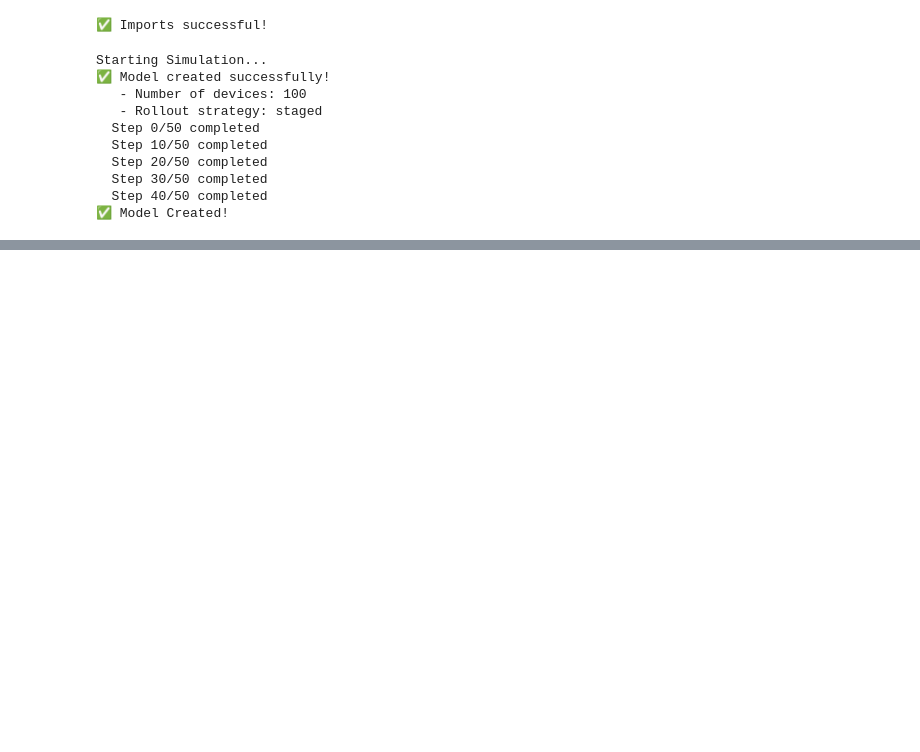
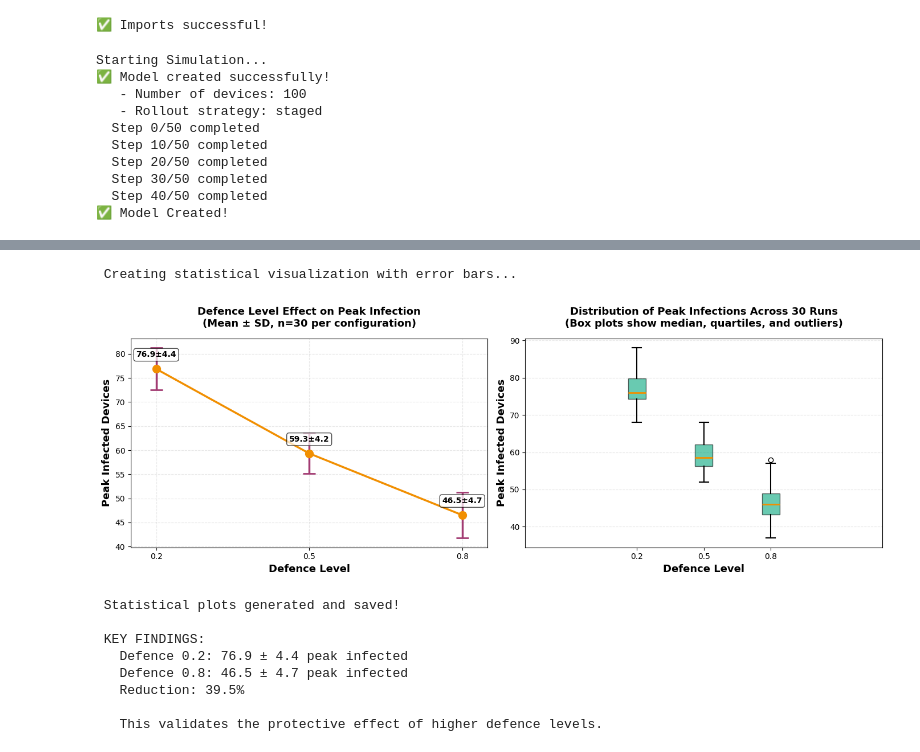
Before and after one commit to Tee-0/Final_year_project, a Jupyter notebook: notebooks/seir_visualization.ipynb, the cells around one changed output, grey strips where cells are left out. Cells and saved outputs as stored; diff of their text form; code cells hidden in the pictures; blank space fills up the shorter version.

```diff
--- a/notebooks/seir_visualization.ipynb
+++ b/notebooks/seir_visualization.ipynb
@@ -384,0 +905,78 @@ print("   You can now use this image in your report!")
+# %%
+print(" Creating statistical visualization with error bars...")
+
+# Calculate statistics
+stats = results_df.groupby('defence_level')['peak_infected'].agg(['mean', 'std']).reset_index()
+
+# Create figure
+fig, (ax1, ax2) = plt.subplots(1, 2, figsize=(14, 5))
+
+# PLOT 1: Mean with error bars
+ax1.errorbar(stats['defence_level'], stats['mean'], yerr=stats['std'],
+             marker='o', markersize=10, linewidth=2.5, capsize=8, capthick=2,
+             color='#F18F01', ecolor='#A23B72', label='Mean ± SD')
+
+ax1.set_xlabel('Defence Level', fontsize=13, fontweight='bold')
+ax1.set_ylabel('Peak Infected Devices', fontsize=13, fontweight='bold')
+ax1.set_title('Defence Level Effect on Peak Infection\n(Mean ± SD, n=30 per configuration)',
+              fontsize=13, fontweight='bold', pad=15)
+ax1.grid(True, alpha=0.3, linestyle='--')
+ax1.set_xlim(0.15, 0.85)
+ax1.set_xticks([0.2, 0.5, 0.8])
+
+# Add value labels
+for idx, row in stats.iterrows():
+    ax1.annotate(f'{row["mean"]:.1f}±{row["std"]:.1f}',
+                 xy=(row['defence_level'], row['mean']),
+                 xytext=(0, 15),
+                 textcoords='offset points',
+                 ha='center',
+                 fontsize=10,
+                 fontweight='bold',
+                 bbox=dict(boxstyle='round,pad=0.3', facecolor='white', alpha=0.7))
+
+# PLOT 2: Box plots showing distribution
+defence_groups = [results_df[results_df['defence_level'] == d]['peak_infected'].values
+                  for d in defence_levels]
+
+box = ax2.boxplot(defence_groups, positions=defence_levels, widths=0.08,
+                  patch_artist=True,
+                  boxprops=dict(facecolor='#06A77D', alpha=0.6),
+                  medianprops=dict(color='#F18F01', linewidth=2),
+                  whiskerprops=dict(linewidth=1.5),
+                  capprops=dict(linewidth=1.5))
+
+ax2.set_xlabel('Defence Level', fontsize=13, fontweight='bold')
+ax2.set_ylabel('Peak Infected Devices', fontsize=13, fontweight='bold')
+ax2.set_title('Distribution of Peak Infections Across 30 Runs\n(Box plots show median, quartiles, and outliers)',
+              fontsize=13, fontweight='bold', pad=15)
+ax2.grid(True, alpha=0.3, linestyle='--', axis='y')
+ax2.set_xticks(defence_levels)
+
+plt.tight_layout()
+plt.savefig('../visualization/defence_sensitivity_statistical.png', dpi=300, bbox_inches='tight')
+plt.show()
+
+print(" Statistical plots generated and saved!")
+
+# Calculate percentage reduction with confidence
+low_mean = stats[stats['defence_level'] == 0.2]['mean'].values[0]
+high_mean = stats[stats['defence_level'] == 0.8]['mean'].values[0]
+reduction = ((low_mean - high_mean) / low_mean) * 100
+
+print(f"\n KEY FINDINGS:")
+print(f"   Defence 0.2: {low_mean:.1f} ± {stats[stats['defence_level'] == 0.2]['std'].values[0]:.1f} peak infected")
+print(f"   Defence 0.8: {high_mean:.1f} ± {stats[stats['defence_level'] == 0.8]['std'].values[0]:.1f} peak infected")
+print(f"   Reduction: {reduction:.1f}%")
+print(f"\n   This validates the protective effect of higher defence levels.")
+# %% [output]
+ Creating statistical visualization with error bars...
+[figure, added]
+ Statistical plots generated and saved!
+
+ KEY FINDINGS:
+   Defence 0.2: 76.9 ± 4.4 peak infected
+   Defence 0.8: 46.5 ± 4.7 peak infected
+   Reduction: 39.5%
+
+   This validates the protective effect of higher defence levels.
```
Also changed, not shown: parts of 31 cells of this notebook, 23 other files.
